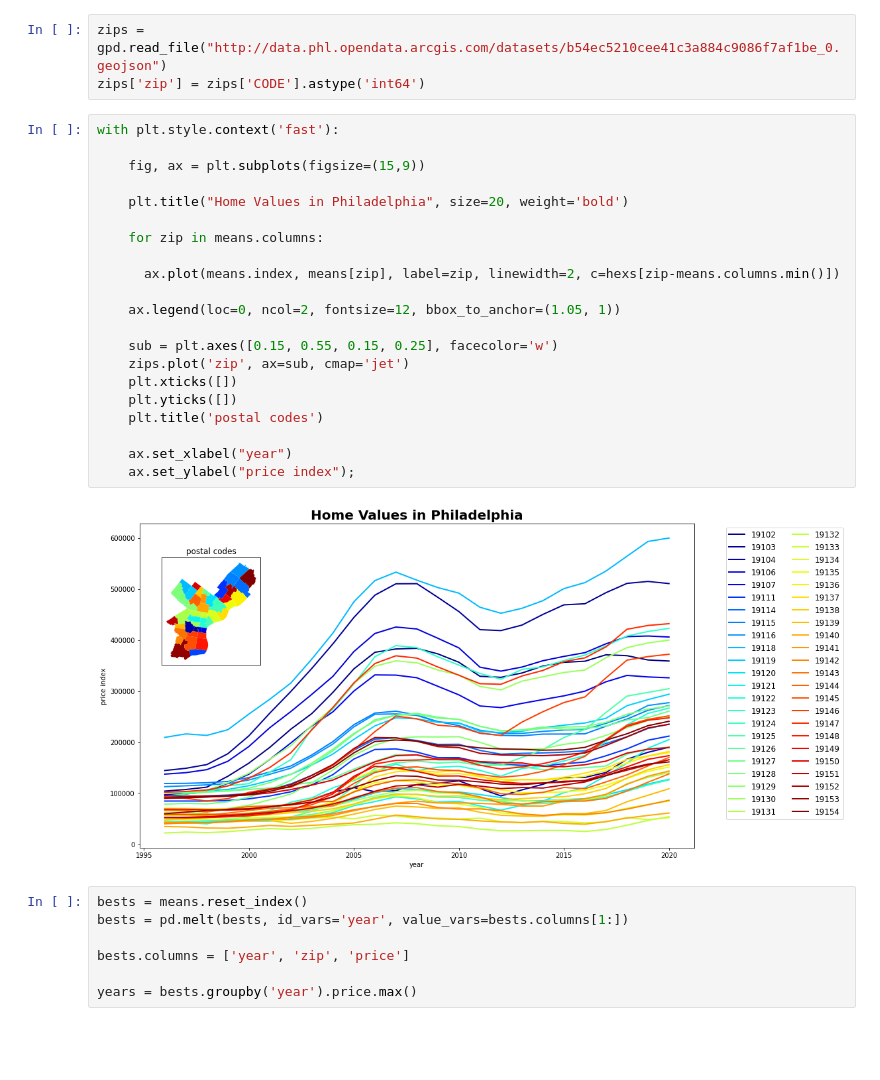
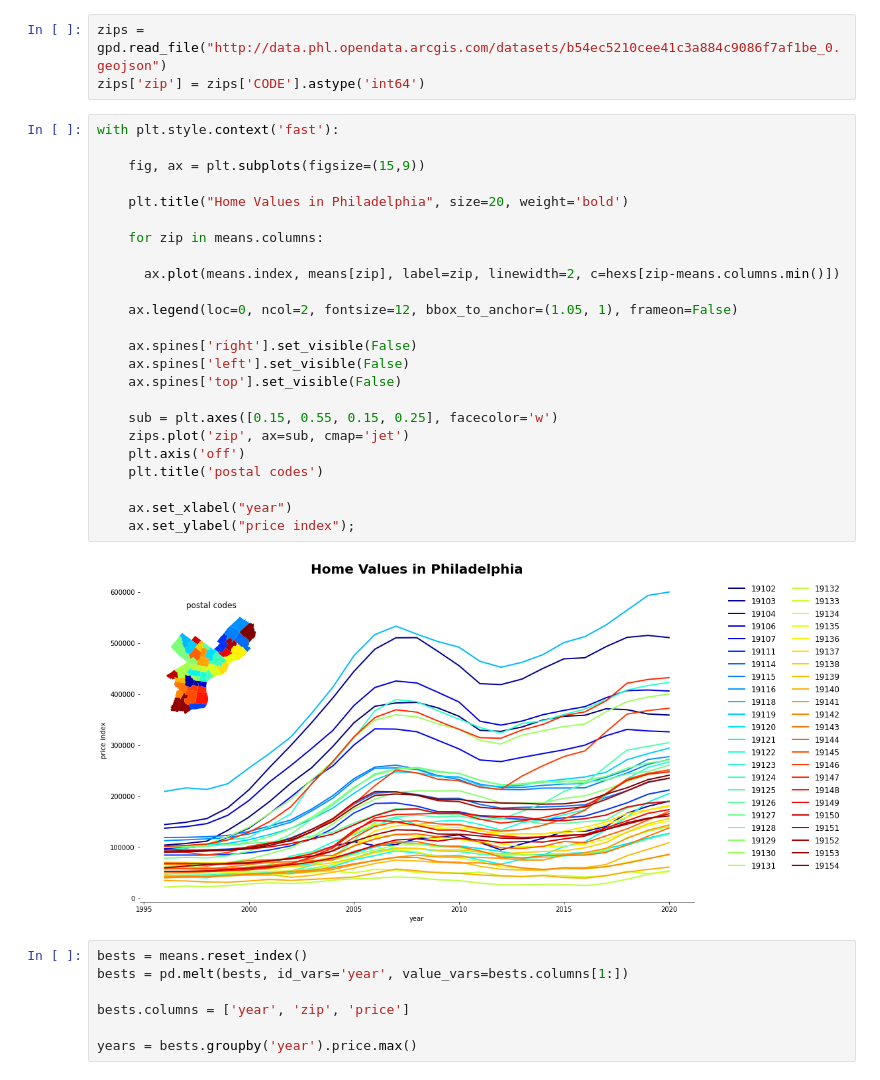
Before and after one commit to asrenninger/wrangling, a Jupyter notebook: python/hw1.ipynb, the cells around one changed output. Drawn from its saved outputs; the diff is of its cells as text; blank space fills up the shorter version.

```diff
--- a/python/hw1.ipynb
+++ b/python/hw1.ipynb
@@ -73,26 +70,29 @@ zips['zip'] = zips['CODE'].astype('int64')
 # %%
 with plt.style.context('fast'):
 
     fig, ax = plt.subplots(figsize=(15,9))
 
     plt.title("Home Values in Philadelphia", size=20, weight='bold')
 
     for zip in means.columns:
 
       ax.plot(means.index, means[zip], label=zip, linewidth=2, c=hexs[zip-means.columns.min()])
 
-    ax.legend(loc=0, ncol=2, fontsize=12, bbox_to_anchor=(1.05, 1))
+    ax.legend(loc=0, ncol=2, fontsize=12, bbox_to_anchor=(1.05, 1), frameon=False)
+
+    ax.spines['right'].set_visible(False)
+    ax.spines['left'].set_visible(False)
+    ax.spines['top'].set_visible(False)
 
     sub = plt.axes([0.15, 0.55, 0.15, 0.25], facecolor='w')
     zips.plot('zip', ax=sub, cmap='jet')
-    plt.xticks([])
-    plt.yticks([])
+    plt.axis('off')
     plt.title('postal codes')
 
     ax.set_xlabel("year")
     ax.set_ylabel("price index");
 # %% [output]
-[figure, old version]
+[figure, new version]
 # %%
 bests = means.reset_index()
 bests = pd.melt(bests, id_vars='year', value_vars=bests.columns[1:])
```
Also changed, not shown: parts of 4 cells of this notebook.
